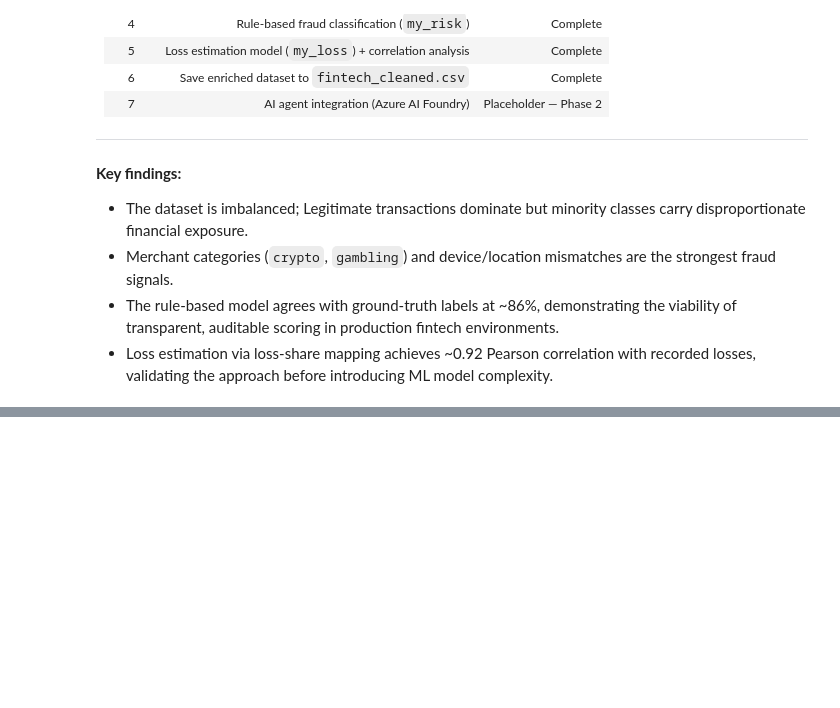
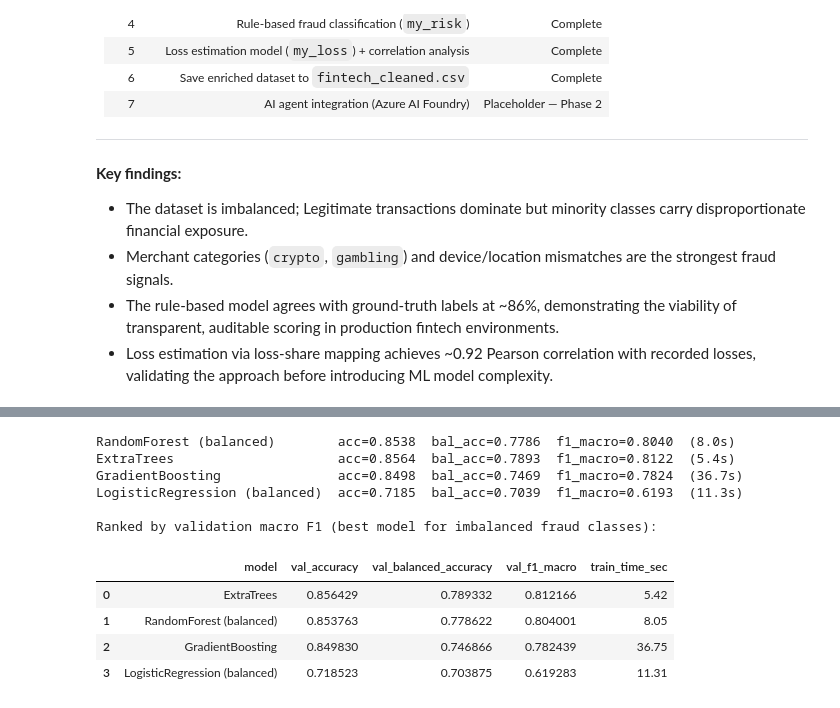
Before and after one commit to adeapiperku/fintech, a Jupyter notebook: notebooks/main.ipynb, the cells around one changed output, grey strips where cells are left out. Saved outputs shown, nothing was run; the diff lists cells and outputs as text; code cells hidden in the pictures; blank space fills up the shorter version.

```diff
--- a/notebooks/main.ipynb
+++ b/notebooks/main.ipynb
@@ -621,0 +915,44 @@ plt.show()
+# %%
+results = []
+
+for name, clf in candidate_models.items():
+    start = time.time()
+
+    # XGBoost/LightGBM want integer-encoded labels; sklearn models are fine with strings
+    if name in ("XGBoost", "LightGBM"):
+        clf.fit(X2_train, y2_train_enc)
+        val_pred_enc = clf.predict(X2_val)
+        val_pred = label_encoder.inverse_transform(val_pred_enc)
+    else:
+        clf.fit(X2_train, y2_train)
+        val_pred = clf.predict(X2_val)
+
+    elapsed = time.time() - start
+    acc = accuracy_score(y2_val, val_pred)
+    bal_acc = balanced_accuracy_score(y2_val, val_pred)
+    f1_macro = f1_score(y2_val, val_pred, average="macro")
+
+    results.append({
+        "model": name,
+        "val_accuracy": acc,
+        "val_balanced_accuracy": bal_acc,
+        "val_f1_macro": f1_macro,
+        "train_time_sec": round(elapsed, 2)
+    })
+    print(f"{name:<30} acc={acc:.4f}  bal_acc={bal_acc:.4f}  f1_macro={f1_macro:.4f}  ({elapsed:.1f}s)")
+
+results_df = pd.DataFrame(results).sort_values("val_f1_macro", ascending=False).reset_index(drop=True)
+print("\nRanked by validation macro F1 (best model for imbalanced fraud classes):")
+results_df
+# %% [output]
+RandomForest (balanced)        acc=0.8538  bal_acc=0.7786  f1_macro=0.8040  (8.0s)
+ExtraTrees                     acc=0.8564  bal_acc=0.7893  f1_macro=0.8122  (5.4s)
+GradientBoosting               acc=0.8498  bal_acc=0.7469  f1_macro=0.7824  (36.7s)
+LogisticRegression (balanced)  acc=0.7185  bal_acc=0.7039  f1_macro=0.6193  (11.3s)
+
+Ranked by validation macro F1 (best model for imbalanced fraud classes):
+|  | model | val_accuracy | val_balanced_accuracy | val_f1_macro | train_time_sec |
+| 0 | ExtraTrees | 0.856429 | 0.789332 | 0.812166 | 5.42 |
+| 1 | RandomForest (balanced) | 0.853763 | 0.778622 | 0.804001 | 8.05 |
+| 2 | GradientBoosting | 0.849830 | 0.746866 | 0.782439 | 36.75 |
+| 3 | LogisticRegression (balanced) | 0.718523 | 0.703875 | 0.619283 | 11.31 |
```
Also changed, not shown: parts of 39 cells of this notebook.
